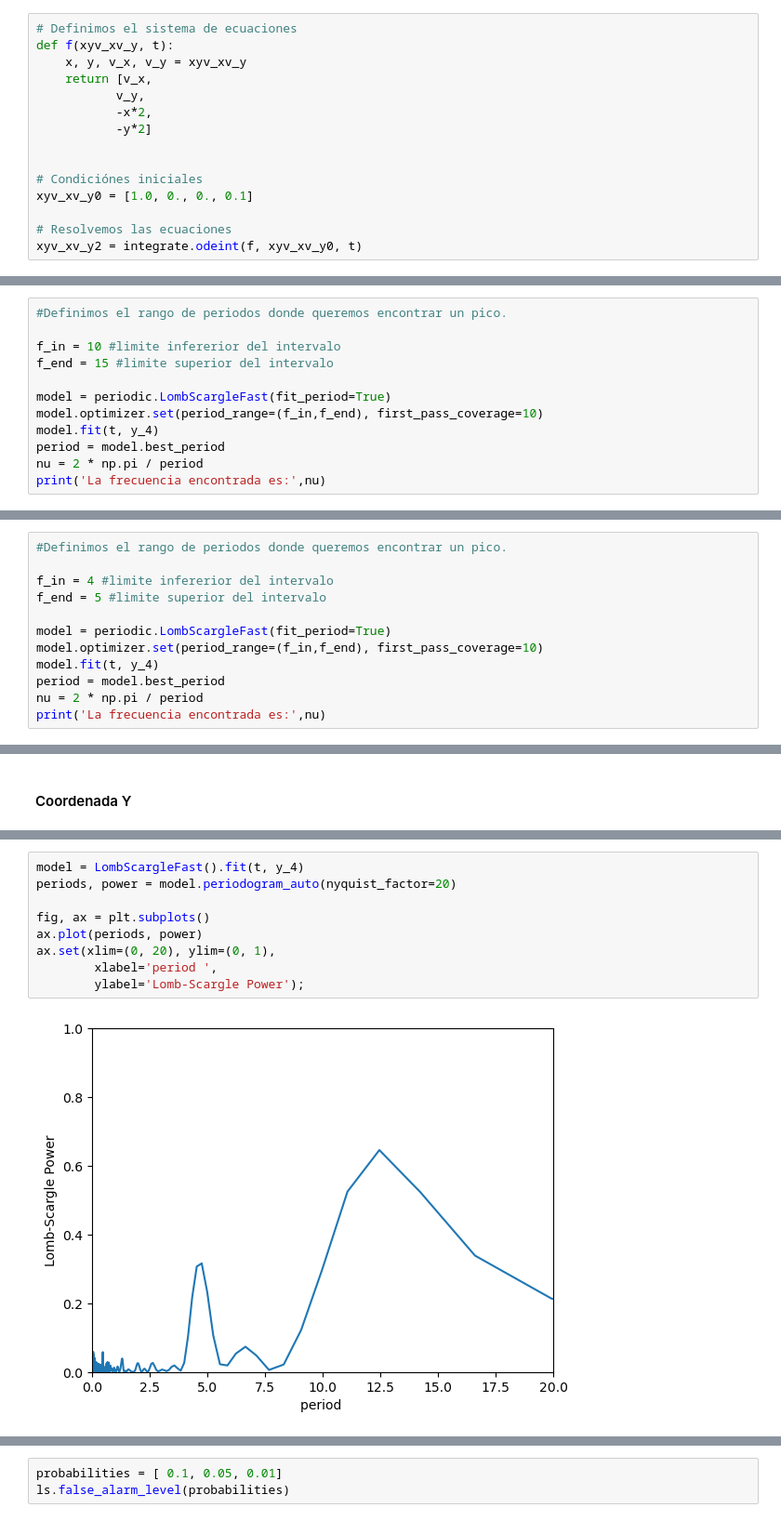
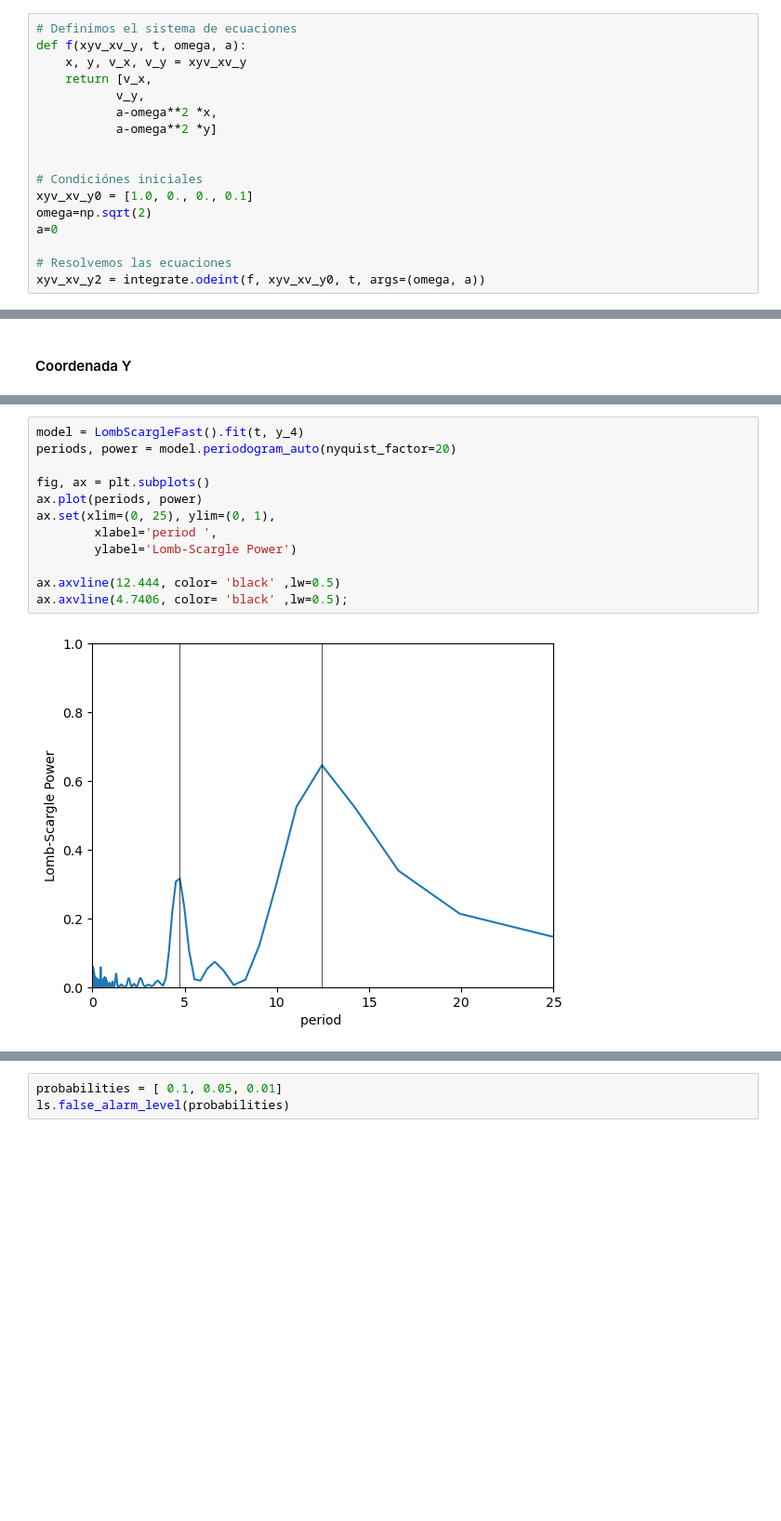
Before and after one commit to tobiheyday/Tesis, a Jupyter notebook: Tesis.ipynb, the cells around one changed output, grey strips where cells are left out. Shown at 93% size. Saved outputs shown, nothing was run; the diff lists cells and outputs as text; blank space fills up the shorter version.

```diff
--- a/Tesis.ipynb
+++ b/Tesis.ipynb
@@ -375,19 +405,21 @@ t = rng.uniform(0, 10, n_in)
 t.sort()
 # %%
 # Definimos el sistema de ecuaciones
-def f(xyv_xv_y, t):
+def f(xyv_xv_y, t, omega, a):
     x, y, v_x, v_y = xyv_xv_y
     return [v_x,
            v_y,
-           -x*2,
-           -y*2]
+           a-omega**2 *x,
+           a-omega**2 *y]
 
 
 # Condiciónes iniciales
 xyv_xv_y0 = [1.0, 0., 0., 0.1]
+omega=np.sqrt(2)
+a=0
 
 # Resolvemos las ecuaciones
-xyv_xv_y2 = integrate.odeint(f, xyv_xv_y0, t)
+xyv_xv_y2 = integrate.odeint(f, xyv_xv_y0, t, args=(omega, a))
 # %%
 x_2 = xyv_xv_y2[:,0]
 y_2 = xyv_xv_y2[:,1]
@@ -925,12 +981,0 @@ ax.set(xlim=(0, 16), ylim=(0, 1),
-# %%
-#Definimos el rango de periodos donde queremos encontrar un pico.
-
-f_in = 10 #limite infererior del intervalo
-f_end = 15 #limite superior del intervalo
-
-model = periodic.LombScargleFast(fit_period=True)
-model.optimizer.set(period_range=(f_in,f_end), first_pass_coverage=10)
-model.fit(t, y_4)
-period = model.best_period
-nu = 2 * np.pi / period
-print('La frecuencia encontrada es:',nu)
@@ -946,12 +981,0 @@ La frecuencia encontrada es: 0.5167057949046858
-# %%
-#Definimos el rango de periodos donde queremos encontrar un pico.
-
-f_in = 4 #limite infererior del intervalo
-f_end = 5 #limite superior del intervalo
-
-model = periodic.LombScargleFast(fit_period=True)
-model.optimizer.set(period_range=(f_in,f_end), first_pass_coverage=10)
-model.fit(t, y_4)
-period = model.best_period
-nu = 2 * np.pi / period
-print('La frecuencia encontrada es:',nu)
@@ -1009,11 +1059,14 @@ plt.show();
 # %%
 model = LombScargleFast().fit(t, y_4)
 periods, power = model.periodogram_auto(nyquist_factor=20)
 
 fig, ax = plt.subplots()
 ax.plot(periods, power)
-ax.set(xlim=(0, 20), ylim=(0, 1),
+ax.set(xlim=(0, 25), ylim=(0, 1),
         xlabel='period ',
-        ylabel='Lomb-Scargle Power');
+        ylabel='Lomb-Scargle Power')
+
+ax.axvline(12.444, color= 'black' ,lw=0.5)
+ax.axvline(4.7406, color= 'black' ,lw=0.5);
 # %% [output]
-[figure, old version]
+[figure, new version]
```
Also changed, not shown: parts of 200 cells of this notebook.
